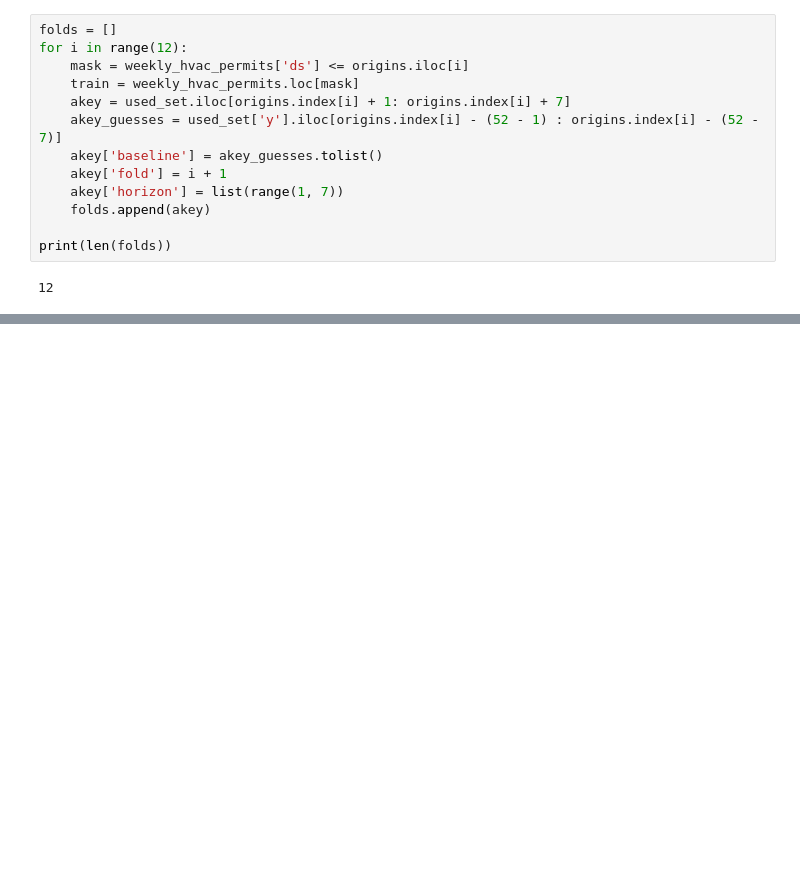
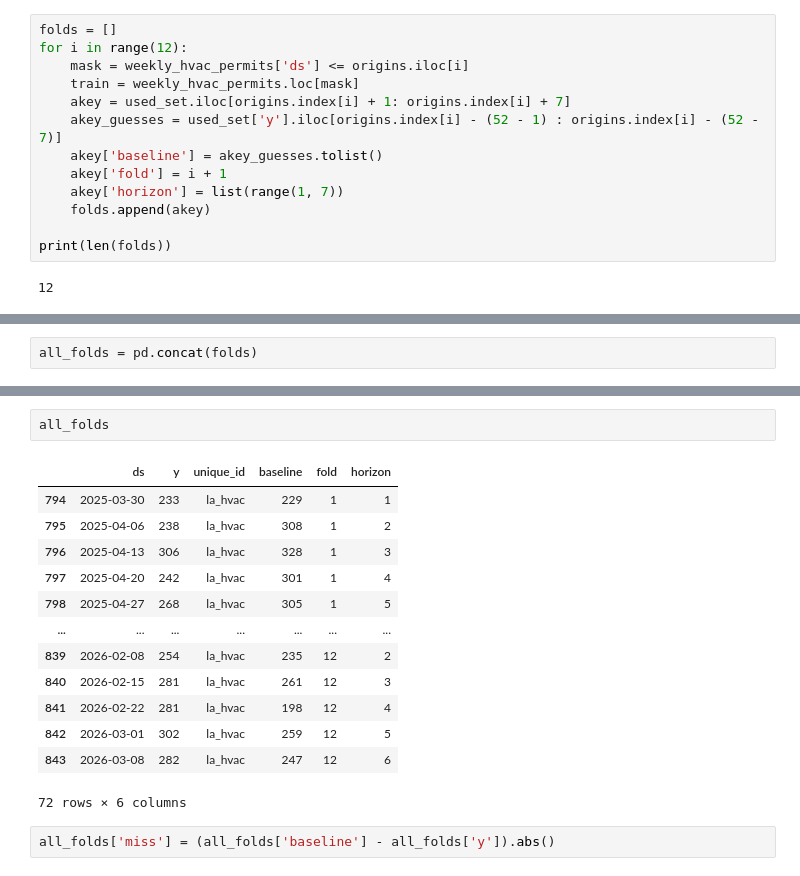
Before and after one commit to ShahSalar/demand-forecasting-hvac, a Jupyter notebook: notebooks/backtest.ipynb, the cells around one changed output, grey strips where cells are left out. Saved outputs shown, nothing was run; the diff lists cells and outputs as text; blank space fills up the shorter version.

Commit message:
Stack folds, score seasonal-naive MAE by horizon

```diff
--- a/notebooks/backtest.ipynb
+++ b/notebooks/backtest.ipynb
@@ -189,0 +194,2 @@ folds[-1]
+# %%
+all_folds = pd.concat(folds)
@@ -189,0 +210,18 @@ folds[-1]
+# %%
+all_folds
+# %% [output]
+|  | ds | y | unique_id | baseline | fold | horizon |
+| 794 | 2025-03-30 | 233 | la_hvac | 229 | 1 | 1 |
+| 795 | 2025-04-06 | 238 | la_hvac | 308 | 1 | 2 |
+| 796 | 2025-04-13 | 306 | la_hvac | 328 | 1 | 3 |
+| 797 | 2025-04-20 | 242 | la_hvac | 301 | 1 | 4 |
+| 798 | 2025-04-27 | 268 | la_hvac | 305 | 1 | 5 |
+| ... | ... | ... | ... | ... | ... | ... |
+| 839 | 2026-02-08 | 254 | la_hvac | 235 | 12 | 2 |
+| 840 | 2026-02-15 | 281 | la_hvac | 261 | 12 | 3 |
+| 841 | 2026-02-22 | 281 | la_hvac | 198 | 12 | 4 |
+| 842 | 2026-03-01 | 302 | la_hvac | 259 | 12 | 5 |
+| 843 | 2026-03-08 | 282 | la_hvac | 247 | 12 | 6 |
+72 rows × 6 columns
+# %%
+all_folds['miss'] = (all_folds['baseline'] - all_folds['y']).abs()
```
Also changed, not shown: parts of 14 cells of this notebook, 2 other files.
